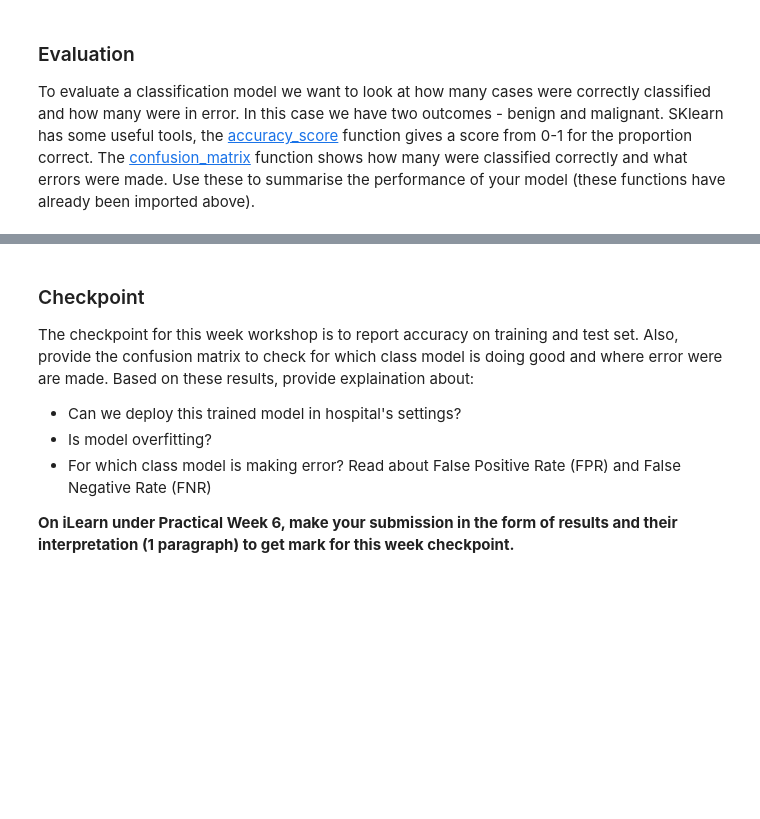
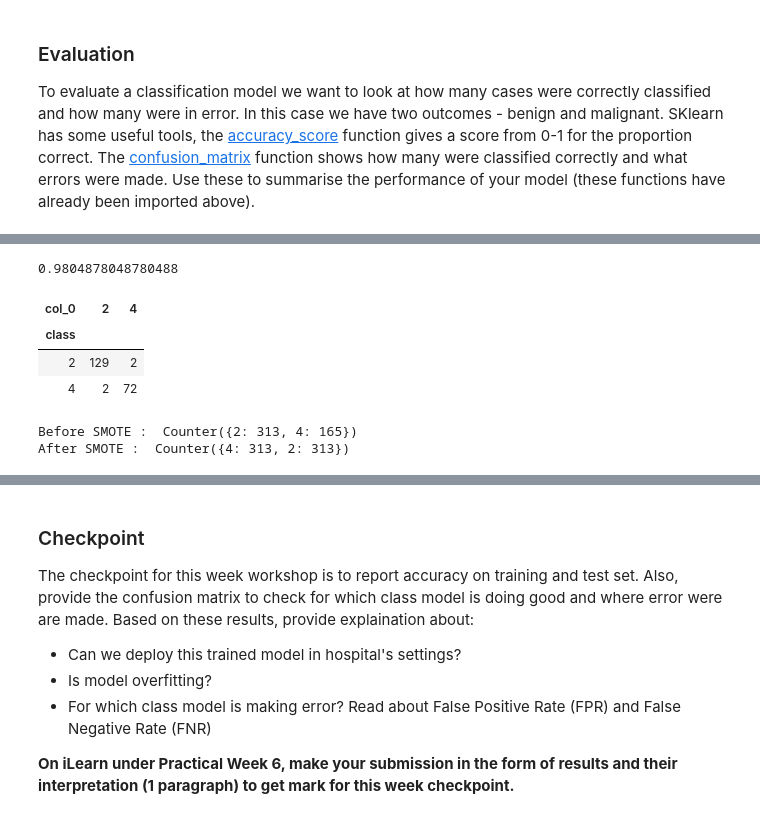
Before and after one commit to bhagyashreedhebe/MQ_DataScience, a Jupyter notebook: COMP6200 Week 6.ipynb, the cells around one changed output, grey strips where cells are left out. Drawn from its saved outputs; the diff is of its cells as text; code cells hidden in the pictures; blank space fills up the shorter version.

Commit message:
17th april smote

```diff
--- a/COMP6200 Week 6.ipynb
+++ b/COMP6200 Week 6.ipynb
@@ -237,0 +254,18 @@ your model (these functions have already been imported above).
+# %%
+from sklearn.model_selection import train_test_split
+X_train, X_test, y_train, y_test = train_test_split(X,y, test_size=0.3, random_state=10)
+# %%
+from sklearn.neighbors import KNeighborsClassifier
+model = KNeighborsClassifier()
+model.fit(X_train, y_train)
+y_predict = model.predict(X_test)
+# %%
+from sklearn.metrics import accuracy_score
+print(accuracy_score(y_test, y_predict))
+pd.crosstab(y_test, y_predict)
+# %% [output]
+0.9804878048780488
+| col_0 | 2 | 4 |
+| class |  |  |
+| 2 | 129 | 2 |
+| 4 | 2 | 72 |
@@ -237,0 +280,7 @@ your model (these functions have already been imported above).
+# %%
+from collections import Counter
+print("Before SMOTE : ", Counter(y_train))
+print("After SMOTE : ", Counter(y_train_smote))
+# %% [output]
+Before SMOTE :  Counter({2: 313, 4: 165})
+After SMOTE :  Counter({4: 313, 2: 313})
```
Also changed, not shown: parts of 18 cells of this notebook.
